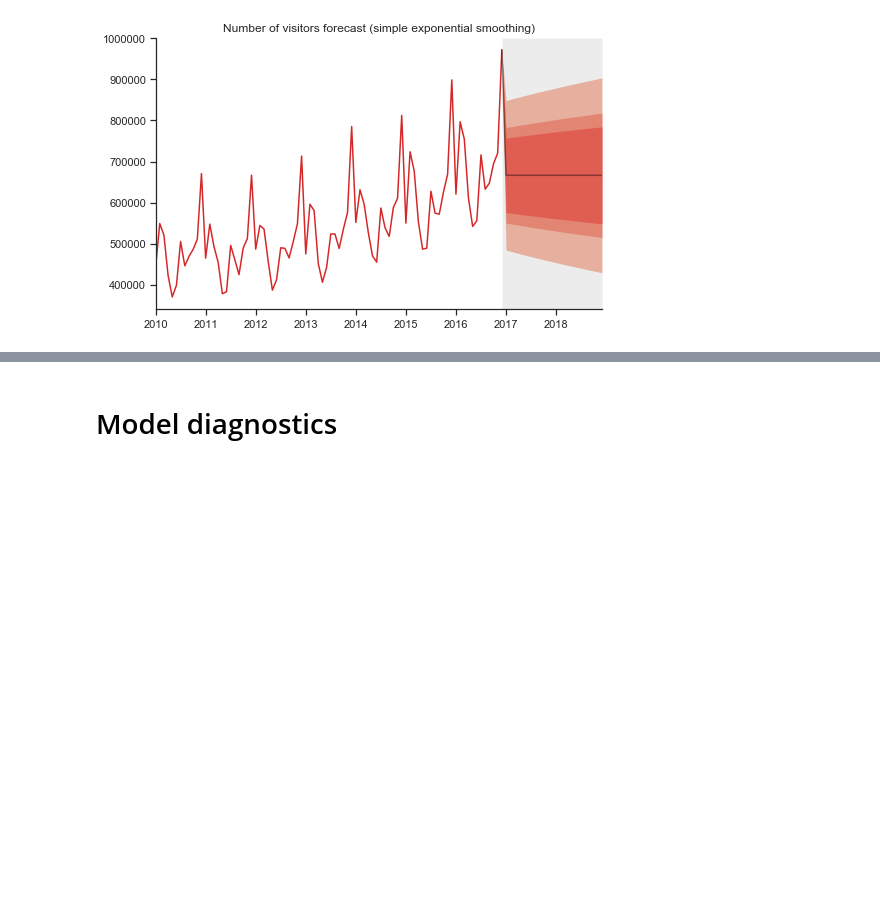
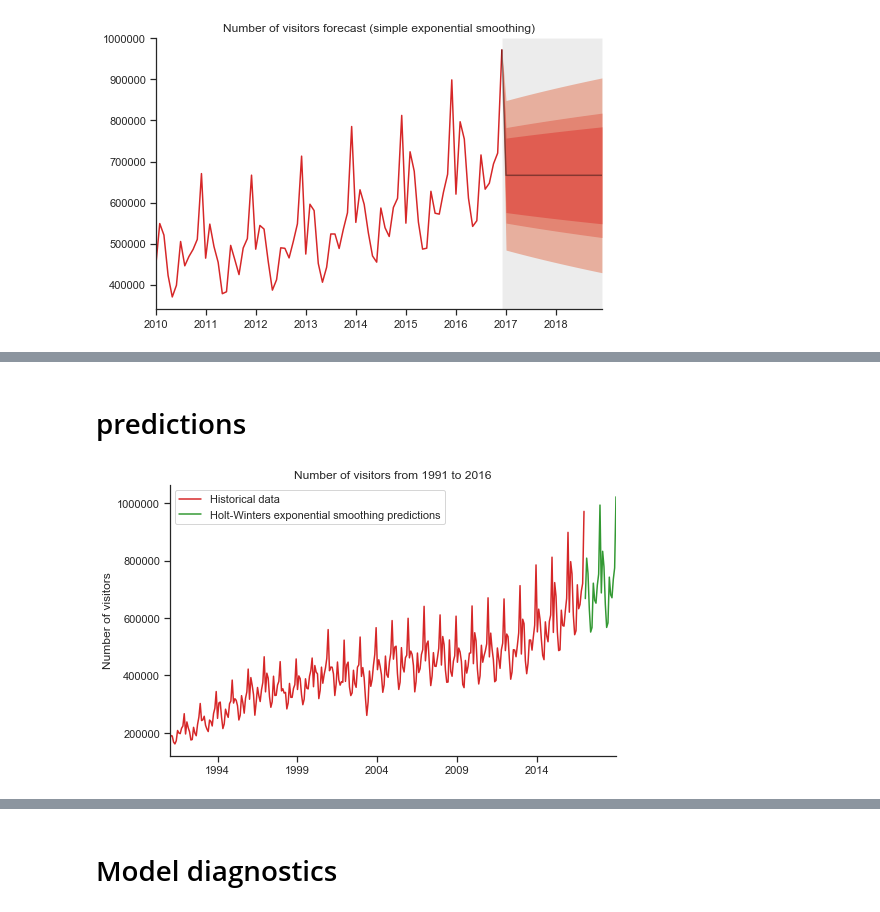
Before and after one commit to ChelseaYang1130/S2-2020, a Jupyter notebook: QBUS2820/Assignment 2/480110301Qbus2820Assignment2S22020.ipynb, the cells around one changed output, grey strips where cells are left out. Cells and saved outputs as stored; diff of their text form; code cells hidden in the pictures; blank space fills up the shorter version.

```diff
--- a/QBUS2820/Assignment 2/480110301Qbus2820Assignment2S22020.ipynb
+++ b/QBUS2820/Assignment 2/480110301Qbus2820Assignment2S22020.ipynb
@@ -1304,0 +1300,7 @@ TypeError: 'holtwinters' object is not callable
+# %%
+from statsmodels.tsa.holtwinters import ExponentialSmoothing as HWES
+
+model = HWES(y, seasonal_periods=12, trend='add', seasonal='mul')
+hwe_model = model.fit()
+# fitted_ses=pd.Series(ses_model.smooth(), index=y.index)
+print(hwe_model.summary())
@@ -1304,0 +1325,19 @@ TypeError: 'holtwinters' object is not callable
+# %% [markdown]
+# predictions
+# %%
+pred_hwe = hwe_model.forecast(steps=24)
+# %%
+fig, ax= plt.subplots(figsize=(8,5))
+y.plot(color=red, label='Historical data')
+# y_test.plot(color='orange',label='Acutual data')
+
+pred_hwe.plot(color='orange', label='Holt-Winters exponential smoothing predictions', alpha=0.8)
+ax.set_xlabel('')
+ax.set_ylabel('Number of visitors')
+ax.set_title('Number of visitors from 1991 to 2016')
+ax.set_xticks([], minor=True)
+plt.legend(loc='best')
+sns.despine()
+plt.show()
+# %% [output]
+[figure, added]
```
Also changed, not shown: parts of 26 cells of this notebook, 15 other files.
